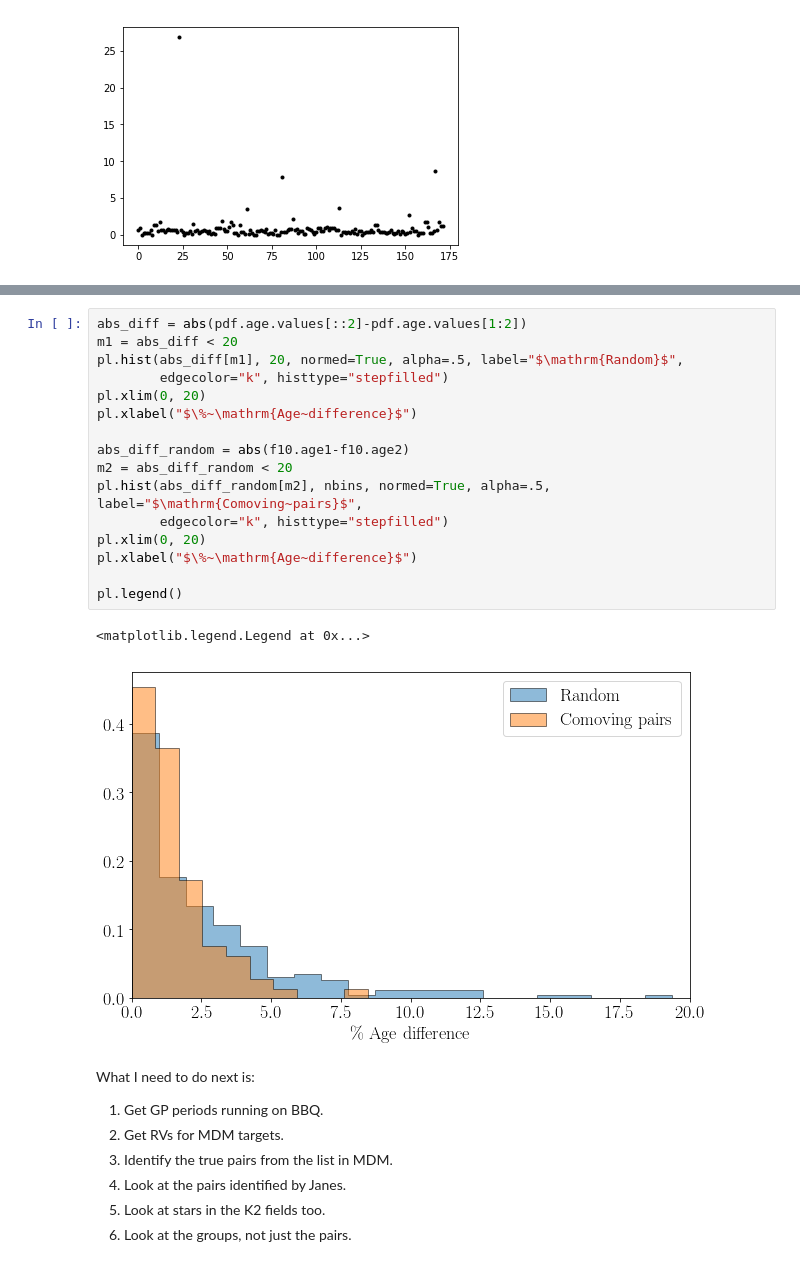
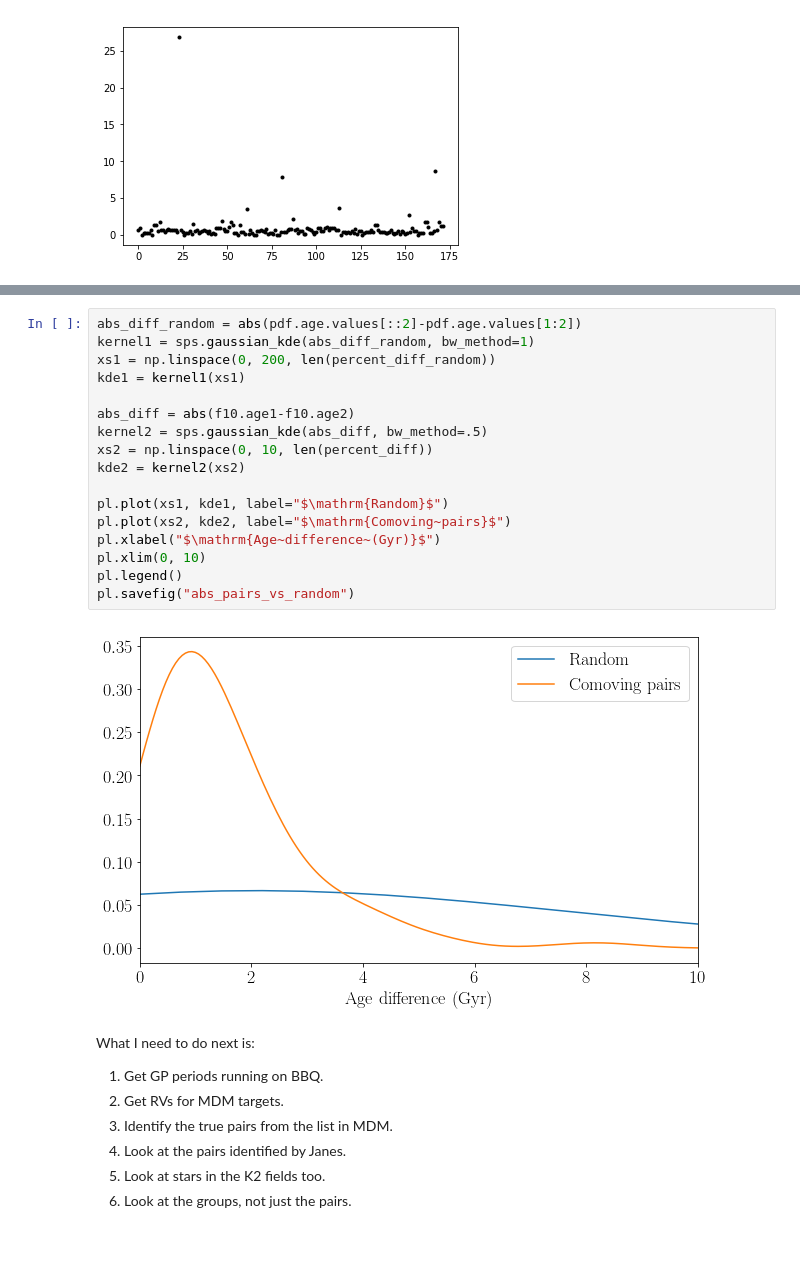
Before and after one commit to RuthAngus/teacups, a Jupyter notebook: teacups/Wide-binaries.ipynb, the cells around one changed output, grey strips where cells are left out. Saved outputs shown, nothing was run; the diff lists cells and outputs as text.

```diff
--- a/teacups/Wide-binaries.ipynb
+++ b/teacups/Wide-binaries.ipynb
@@ -305,22 +294,22 @@ pl.legend()
-# %%
-abs_diff = abs(pdf.age.values[::2]-pdf.age.values[1:2])
-m1 = abs_diff < 20
-pl.hist(abs_diff[m1], 20, normed=True, alpha=.5, label="$\mathrm{Random}$",
-        edgecolor="k", histtype="stepfilled")
-pl.xlim(0, 20)
-pl.xlabel("$\%~\mathrm{Age~difference}$")
-
-abs_diff_random = abs(f10.age1-f10.age2)
-m2 = abs_diff_random < 20
-pl.hist(abs_diff_random[m2], nbins, normed=True, alpha=.5, label="$\mathrm{Comoving~pairs}$",
-        edgecolor="k", histtype="stepfilled")
-pl.xlim(0, 20)
-pl.xlabel("$\%~\mathrm{Age~difference}$")
-
-pl.legend()
-# %% [output]
-<matplotlib.legend.Legend at 0x...>
-[figure, removed]
+# %%
+abs_diff_random = abs(pdf.age.values[::2]-pdf.age.values[1:2])
+kernel1 = sps.gaussian_kde(abs_diff_random, bw_method=1)
+xs1 = np.linspace(0, 200, len(percent_diff_random))
+kde1 = kernel1(xs1)
+
+abs_diff = abs(f10.age1-f10.age2)
+kernel2 = sps.gaussian_kde(abs_diff, bw_method=.5)
+xs2 = np.linspace(0, 10, len(percent_diff))
+kde2 = kernel2(xs2)
+
+pl.plot(xs1, kde1, label="$\mathrm{Random}$")
+pl.plot(xs2, kde2, label="$\mathrm{Comoving~pairs}$")
+pl.xlabel("$\mathrm{Age~difference~(Gyr)}$")
+pl.xlim(0, 10)
+pl.legend()
+pl.savefig("abs_pairs_vs_random")
+# %% [output]
+[figure, added]
 # %% [markdown]
 What I need to do next is:
 1. Get GP periods running on BBQ.
```
Also changed, not shown: parts of 1 cell of this notebook, 11 other files.
